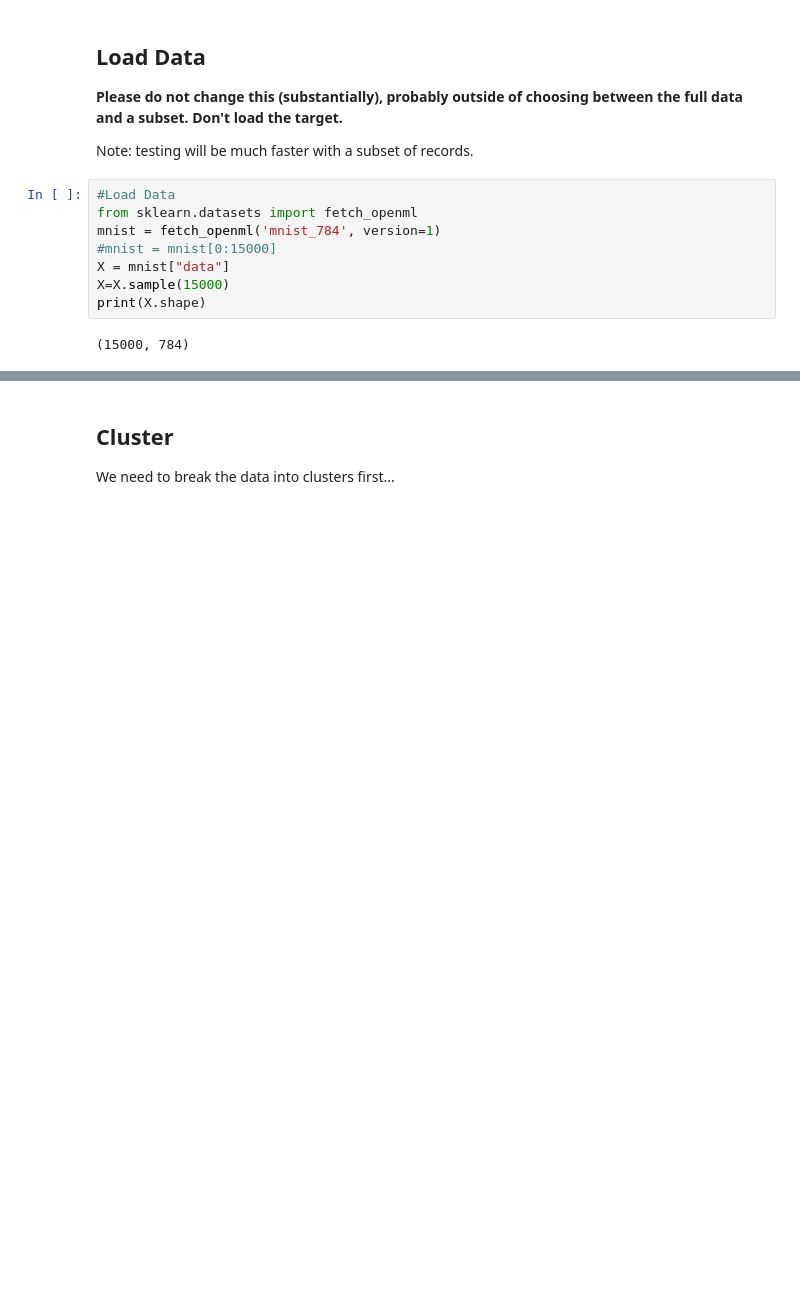
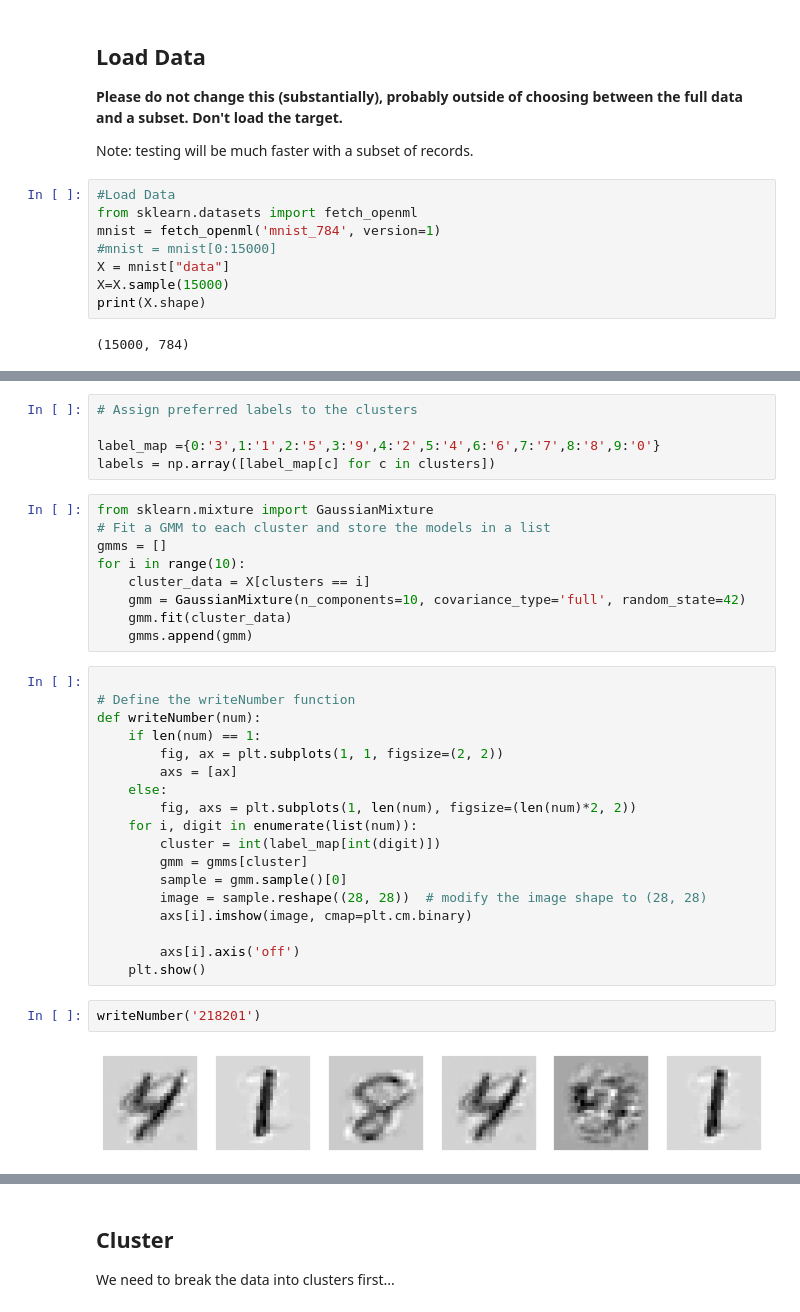
Before and after one commit to zareeiant/ItML_Asn_3_Students, a Jupyter notebook: cluster_asn.ipynb, the cells around one changed output, grey strips where cells are left out. Cells and saved outputs as stored; diff of their text form; blank space fills up the shorter version.

```diff
--- a/cluster_asn.ipynb
+++ b/cluster_asn.ipynb
@@ -234,0 +145,36 @@ print("Training Accuracy:", pipe.score(X_test_dig, y_test_dig))
+# %%
+# Assign preferred labels to the clusters
+
+label_map ={0:'3',1:'1',2:'5',3:'9',4:'2',5:'4',6:'6',7:'7',8:'8',9:'0'}
+labels = np.array([label_map[c] for c in clusters])
+# %%
+from sklearn.mixture import GaussianMixture
+# Fit a GMM to each cluster and store the models in a list
+gmms = []
+for i in range(10):
+    cluster_data = X[clusters == i]
+    gmm = GaussianMixture(n_components=10, covariance_type='full', random_state=42)
+    gmm.fit(cluster_data)
+    gmms.append(gmm)
+# %%
+
+# Define the writeNumber function
+def writeNumber(num):
+    if len(num) == 1:
+        fig, ax = plt.subplots(1, 1, figsize=(2, 2))
+        axs = [ax]
+    else:
+        fig, axs = plt.subplots(1, len(num), figsize=(len(num)*2, 2))
+    for i, digit in enumerate(list(num)):
+        cluster = int(label_map[int(digit)])
+        gmm = gmms[cluster]
+        sample = gmm.sample()[0]
+        image = sample.reshape((28, 28))  # modify the image shape to (28, 28)
+        axs[i].imshow(image, cmap=plt.cm.binary)
+
+        axs[i].axis('off')
+    plt.show()
+# %%
+writeNumber('218201')
+# %% [output]
+[figure, added]
```
Also changed, not shown: parts of 20 cells of this notebook, 2 other files.
